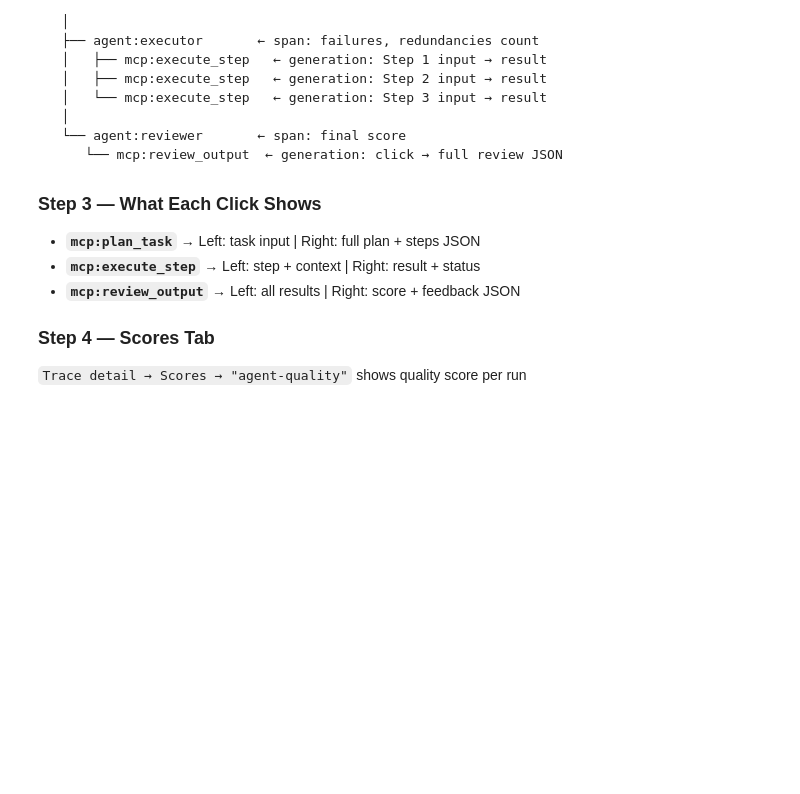
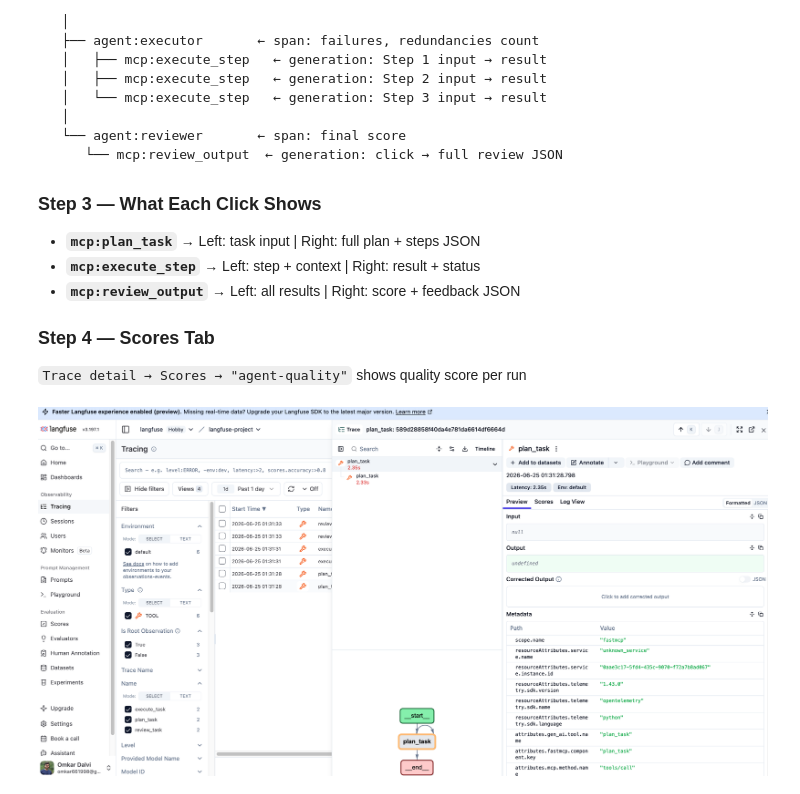
Before and after one commit to omkar-dalvi/langgraph-mcp-server-workflow, a Jupyter notebook: notebooks/Langgraph_MCP_Solution.ipynb, the cells around one changed output. Saved outputs shown, nothing was run; the diff lists cells and outputs as text; code cells hidden in the pictures; blank space fills up the shorter version.

```diff
--- a/notebooks/Langgraph_MCP_Solution.ipynb
+++ b/notebooks/Langgraph_MCP_Solution.ipynb
@@ -288,3 +525,10 @@ trace: multi-agent-pipeline
 
 ### Step 4 — Scores Tab
 `Trace detail → Scores → "agent-quality"` shows quality score per run
+# %%
+from IPython.display import Image
+
+# For a local file in the same directory
+Image("img/langfuse_tracing_1.png")
+# %% [output]
+[figure, added]
```
Also changed, not shown: parts of 15 cells of this notebook, 3 other files.
